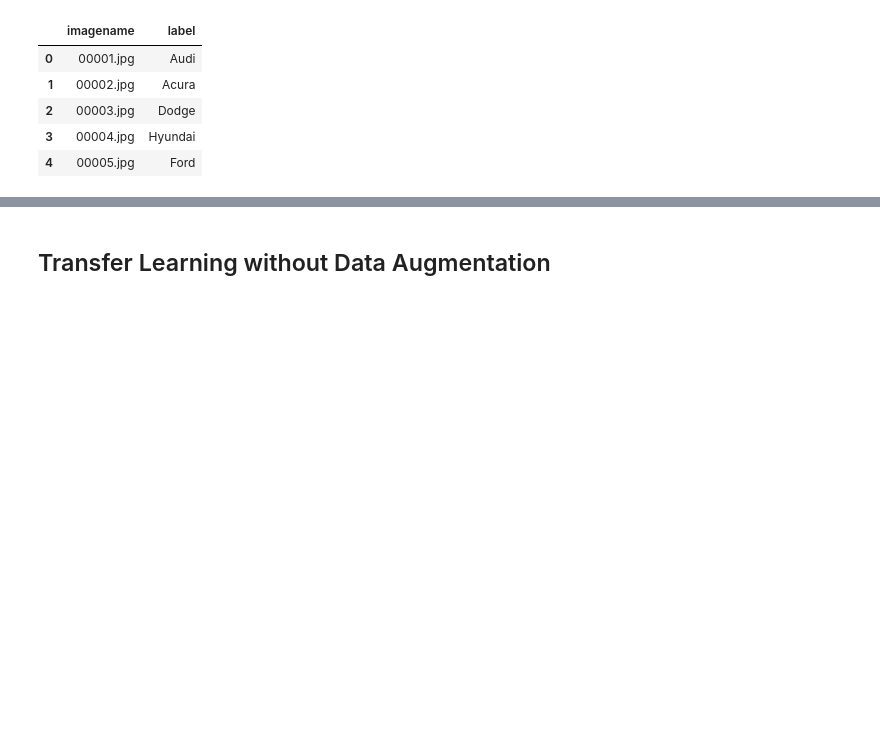
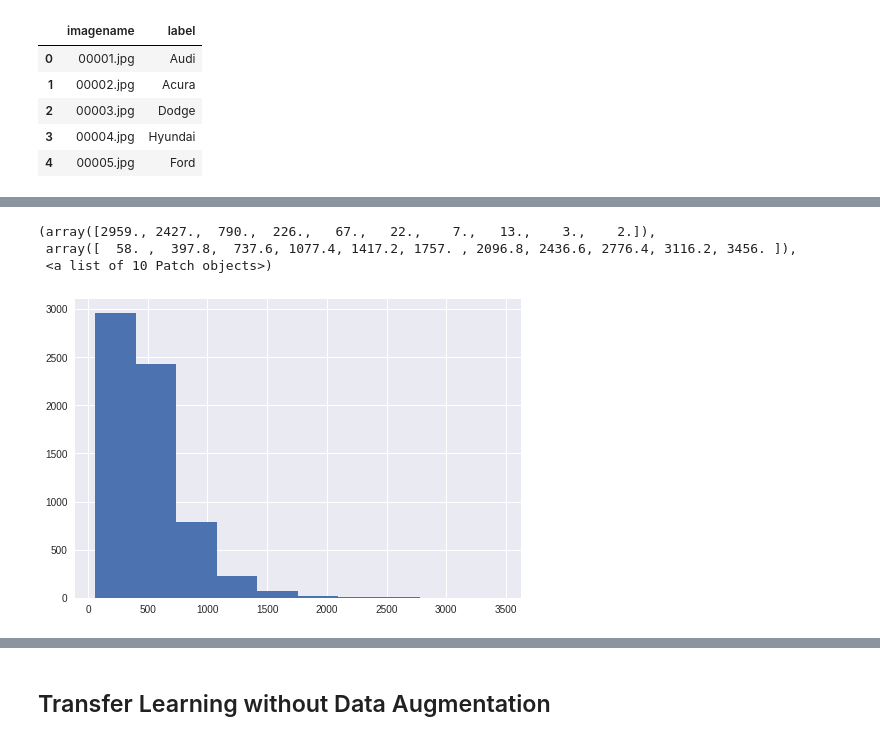
Before and after one commit to AlaaALatif/carnet, a Jupyter notebook: carnet.ipynb, the cells around one changed output, grey strips where cells are left out. Saved outputs shown, nothing was run; the diff lists cells and outputs as text; code cells hidden in the pictures; blank space fills up the shorter version.

```diff
--- a/carnet.ipynb
+++ b/carnet.ipynb
@@ -366,0 +360,7 @@ label_df.head()
+# %%
+plt.hist(col_sizes)
+# %% [output]
+(array([2959., 2427.,  790.,  226.,   67.,   22.,    7.,   13.,    3.,    2.]),
+ array([  58. ,  397.8,  737.6, 1077.4, 1417.2, 1757. , 2096.8, 2436.6, 2776.4, 3116.2, 3456. ]),
+ <a list of 10 Patch objects>)
+[figure, added]
```
Also changed, not shown: parts of 103 cells of this notebook.
